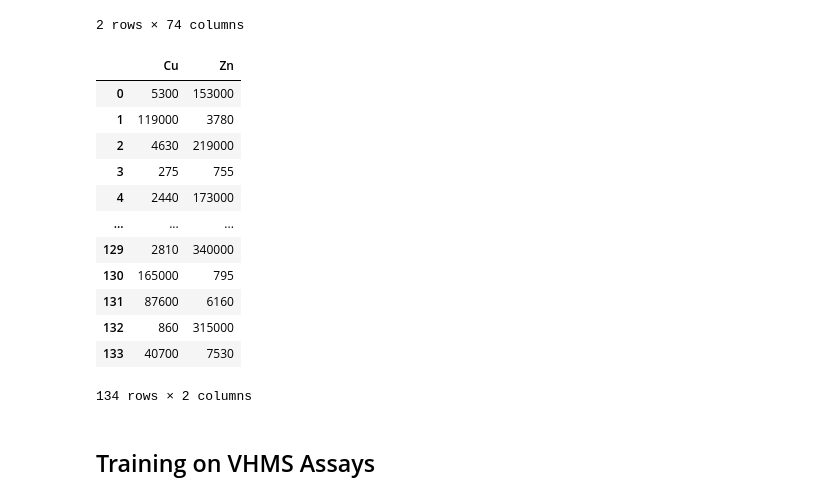
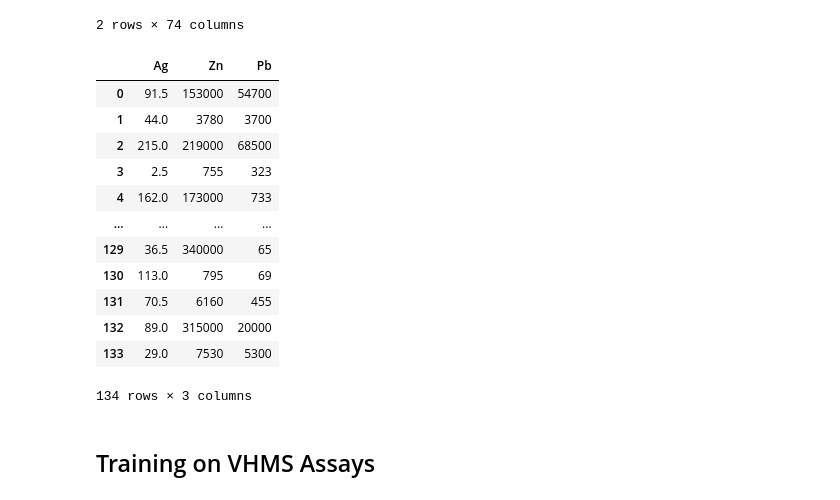
Before and after one commit to franticOreo/CriticalMinerals, a Jupyter notebook: eli/MINEDEX_EDA.ipynb, the cells around one changed output. Saved outputs shown, nothing was run; the diff lists cells and outputs as text; code cells hidden in the pictures.

Commit message:
Adding CMG_EDA, MINEDEX_EDA, CLOSE_ASSAYS_FROM_SHP. Inefficent max dist function for close lat and long

```diff
--- a/eli/MINEDEX_EDA.ipynb
+++ b/eli/MINEDEX_EDA.ipynb
@@ -176,7 +174,7 @@ df_site_inputs
 from sklearn.model_selection import train_test_split
 from sklearn.linear_model import LinearRegression
 # %%
-df_osnaca_vhms = pd.read_csv('../data/osnaca_vhms.csv')
+df_osnaca_vhms = pd.read_csv('../data/osnaca/osnaca_vhms.csv')
 df_osnaca_vhms.head(2)
 # %% [output]
 |  | Unnamed: 0 | Sample | Code | Au (FA) | Pt | Pd | Au (AR) | Bi | Te | Hg | ... | ... |
@@ -188,38 +186,42 @@ df_osnaca_vhms = df_osnaca_vhms.drop(columns=['Class', 'State', 'Unnamed: 0'])
 # %%
 RESPONSE_VAR = 'Ge'
 
 full_name_to_atomic = {
     "Copper": 'Cu',
     "Zinc": 'Zn',
-    "Germanium": 'Ge'
+    "Germanium": 'Ge',
+    "Silver": 'Ag',
+    "Lead": 'Pb'
 }
 
 
 def filter_assay_df(df, list_of_inputs, critical_mineral):
     # convert full commodity name to atomic format
     list_of_inputs_atomic = [full_name_to_atomic[name] for name in list_of_inputs]
     # index df with inputs in atomic format
     X = df[list_of_inputs_atomic]
     y = df[critical_mineral]
 
     return X, y
 
-X, y  = filter_assay_df(df_osnaca_vhms, list_of_inputs, critical_mineral=RESPONSE_VAR)
+list_of_elements = list(df_site_inputs.keys())
+
+X, y  = filter_assay_df(df_osnaca_vhms, list_of_elements, critical_mineral=RESPONSE_VAR)
 X
 # %% [output]
-|  | Cu | Zn |
-| 0 | 5300 | 153000 |
-| 1 | 119000 | 3780 |
-| 2 | 4630 | 219000 |
-| 3 | 275 | 755 |
-| 4 | 2440 | 173000 |
-| ... | ... | ... |
-| 129 | 2810 | 340000 |
-| 130 | 165000 | 795 |
-| 131 | 87600 | 6160 |
-| 132 | 860 | 315000 |
-| 133 | 40700 | 7530 |
+|  | Ag | Zn | Pb |
+| 0 | 91.5 | 153000 | 54700 |
+| 1 | 44.0 | 3780 | 3700 |
+| 2 | 215.0 | 219000 | 68500 |
+| 3 | 2.5 | 755 | 323 |
+| 4 | 162.0 | 173000 | 733 |
+| ... | ... | ... | ... |
+| 129 | 36.5 | 340000 | 65 |
+| 130 | 113.0 | 795 | 69 |
+| 131 | 70.5 | 6160 | 455 |
+| 132 | 89.0 | 315000 | 20000 |
+| 133 | 29.0 | 7530 | 5300 |
-134 rows × 2 columns
+134 rows × 3 columns
 # %%
 X_train, X_test, y_train, y_test = train_test_split(
     X, y, test_size=0.2, random_state=42)
```
Also changed, not shown: parts of 17 cells of this notebook, 3 other files.
